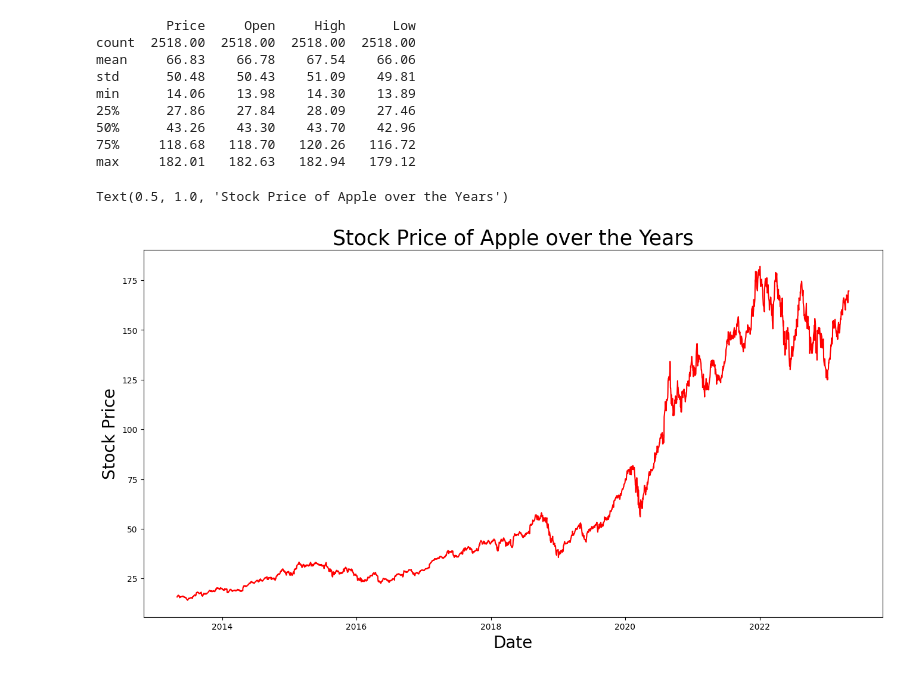
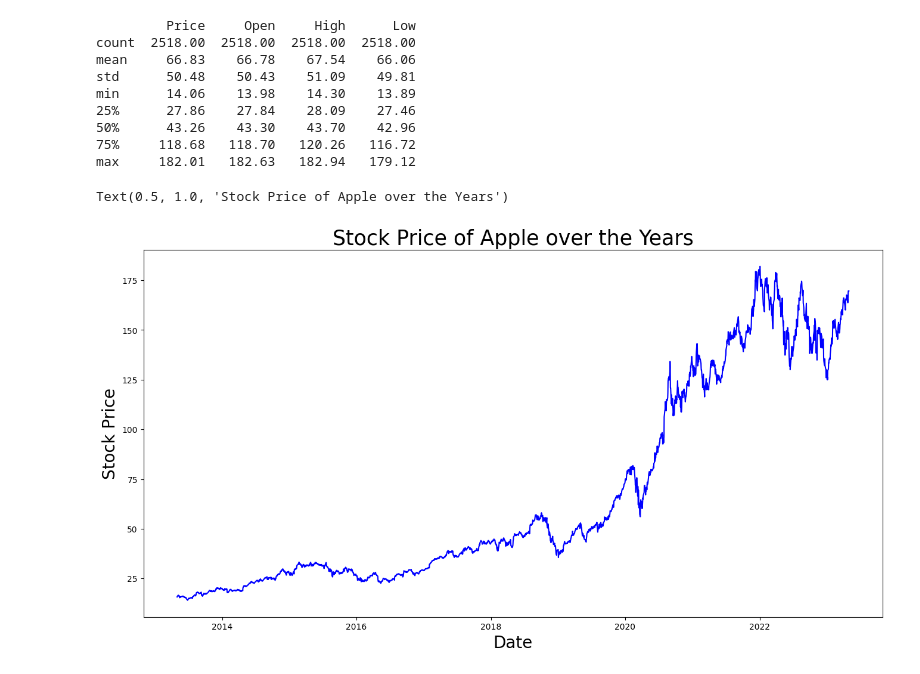
Before and after one commit to Radko99/Apple-stocks-wrangling-cleaning, a Jupyter notebook: Stocks_predictions.ipynb, the cells around one changed output. Cells and saved outputs as stored; diff of their text form; code cells hidden in the pictures.

```diff
--- a/Stocks_predictions.ipynb
+++ b/Stocks_predictions.ipynb
@@ -5,11 +5,16 @@ import pandas as pd
 import numpy as np
 import seaborn as sns
 import matplotlib.pyplot as plt
+import datetime as dt
 import warnings
+
+from math import ceil
+from sklearn.metrics import mean_squared_error, r2_score
+from sklearn.model_selection import train_test_split
+from sklearn.linear_model import LinearRegression
 warnings.filterwarnings("ignore")
 
 market = pd.read_csv("AAPL Historical Data.csv", decimal=",")
-market = pd.DataFrame(market)
 # %% [markdown]
 # Preprocessing data for analysis
 # %%
@@ -128,12 +141,12 @@ min      14.06    13.98    14.30    13.89
 75%     118.68   118.70   120.26   116.72
 max     182.01   182.63   182.94   179.12
 # %%
-market.index = market['Date']
+
 plt.figure(figsize=(16,8))
-plt.plot(market['Price'], label='Price history',color='r')
-plt.xlabel('Date',size=20)
-plt.ylabel('Stock Price',size=20)
-plt.title('Stock Price of Apple over the Years',size=25)
+plt.plot(market["Date"], market["Price"], color="b")
+plt.xlabel("Date",size=20)
+plt.ylabel("Stock Price",size=20)
+plt.title("Stock Price of Apple over the Years",size=25)
 # %% [output]
 Text(0.5, 1.0, 'Stock Price of Apple over the Years')
-[figure, old version]
+[figure, new version]
```
Also changed, not shown: parts of 9 cells of this notebook.
